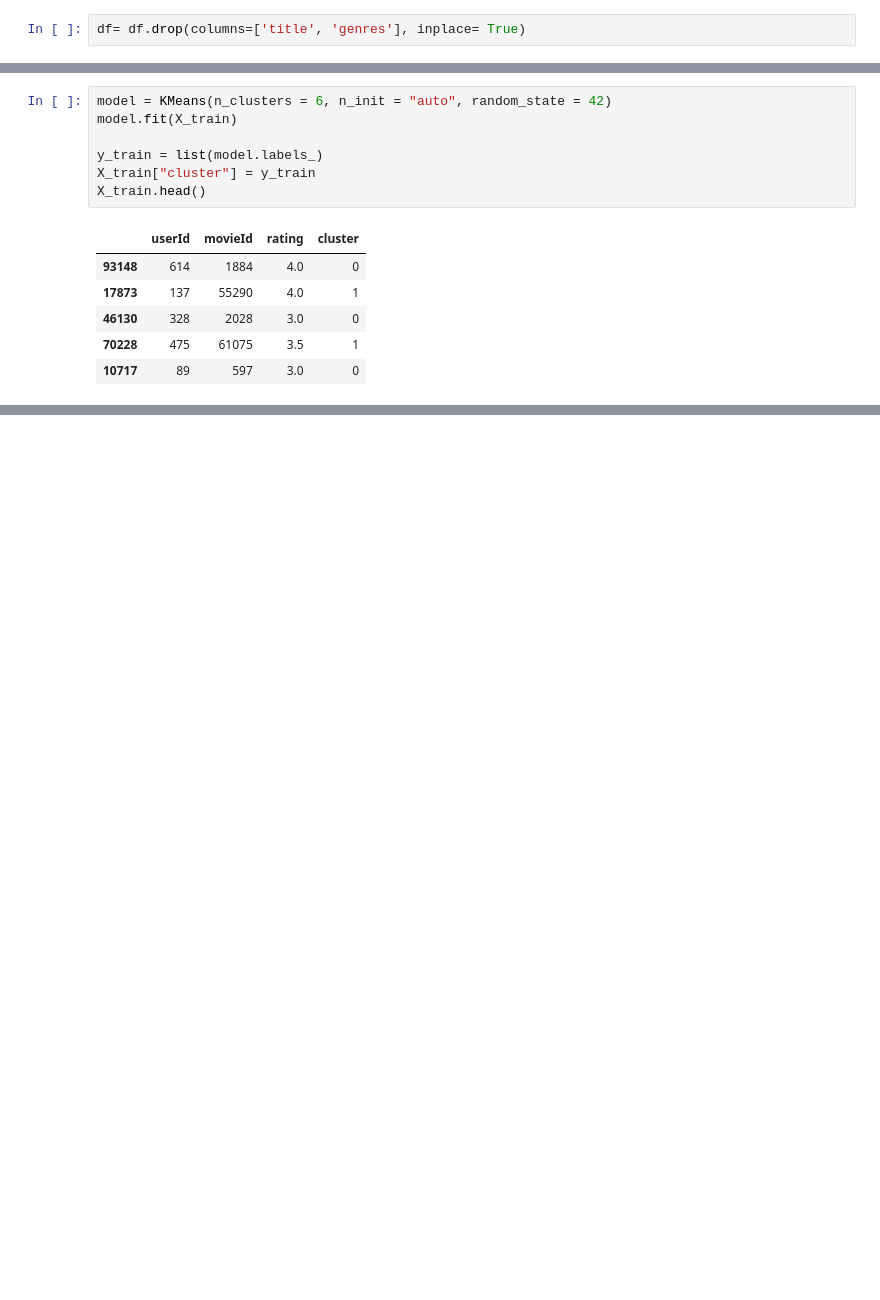
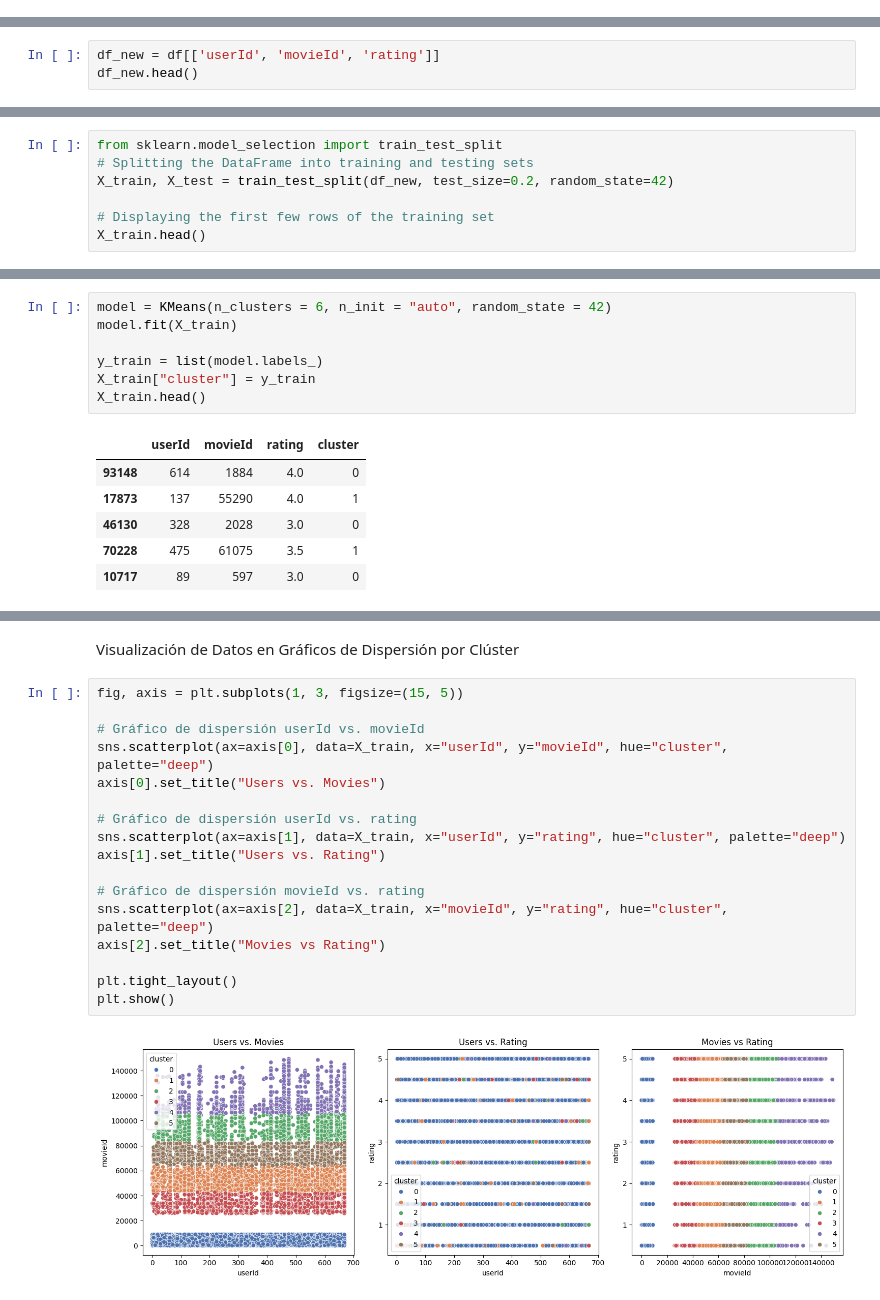
Before and after one commit to Nicosoy/User_Movie_Recommendation_Model, a Jupyter notebook: main.ipynb, the cells around one changed output, grey strips where cells are left out. Cells and saved outputs as stored; diff of their text form; blank space fills up the shorter version.

```diff
--- a/main.ipynb
+++ b/main.ipynb
@@ -158,5 +172,3 @@ df.head()
 | 2 | 1 | 32 | 4.0 | Twelve Monkeys (a.k.a. 12 Monkeys... | Mystery|Sci-Fi|Thriller |
 | 3 | 1 | 47 | 4.0 | Seven (a.k.a. Se7en) (1995) | Mystery|Thriller |
 | 4 | 1 | 50 | 4.0 | Usual Suspects, The (1995) | Crime|Mystery|Thriller |
-# %%
-df= df.drop(columns=['title', 'genres'], inplace= True)
@@ -169,0 +177,3 @@ AttributeError: 'DataFrame' object has no attribute 'raw_ratings'
+# %%
+df_new = df[['userId', 'movieId', 'rating']]
+df_new.head()
@@ -169,0 +189,7 @@ AttributeError: 'DataFrame' object has no attribute 'raw_ratings'
+# %%
+from sklearn.model_selection import train_test_split
+# Splitting the DataFrame into training and testing sets
+X_train, X_test = train_test_split(df_new, test_size=0.2, random_state=42)
+
+# Displaying the first few rows of the training set
+X_train.head()
@@ -186,0 +219,21 @@ X_train.head()
+# %% [markdown]
+Visualización de Datos en Gráficos de Dispersión por Clúster
+# %%
+fig, axis = plt.subplots(1, 3, figsize=(15, 5))
+
+# Gráfico de dispersión userId vs. movieId
+sns.scatterplot(ax=axis[0], data=X_train, x="userId", y="movieId", hue="cluster", palette="deep")
+axis[0].set_title("Users vs. Movies")
+
+# Gráfico de dispersión userId vs. rating
+sns.scatterplot(ax=axis[1], data=X_train, x="userId", y="rating", hue="cluster", palette="deep")
+axis[1].set_title("Users vs. Rating")
+
+# Gráfico de dispersión movieId vs. rating
+sns.scatterplot(ax=axis[2], data=X_train, x="movieId", y="rating", hue="cluster", palette="deep")
+axis[2].set_title("Movies vs Rating")
+
+plt.tight_layout()
+plt.show()
+# %% [output]
+[figure, added]
```
Also changed, not shown: parts of 27 cells of this notebook, 1 other file.
